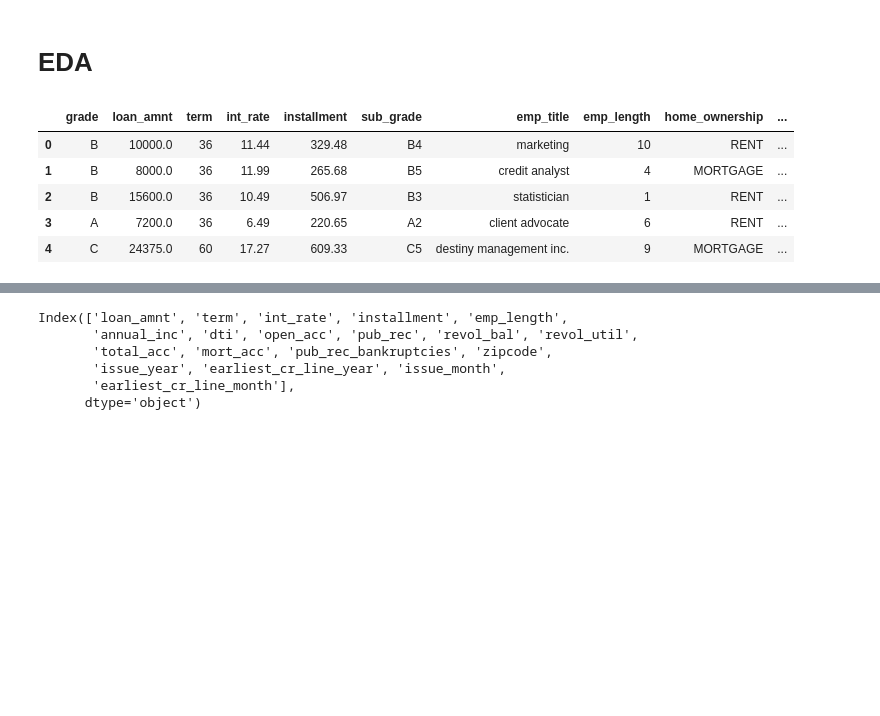
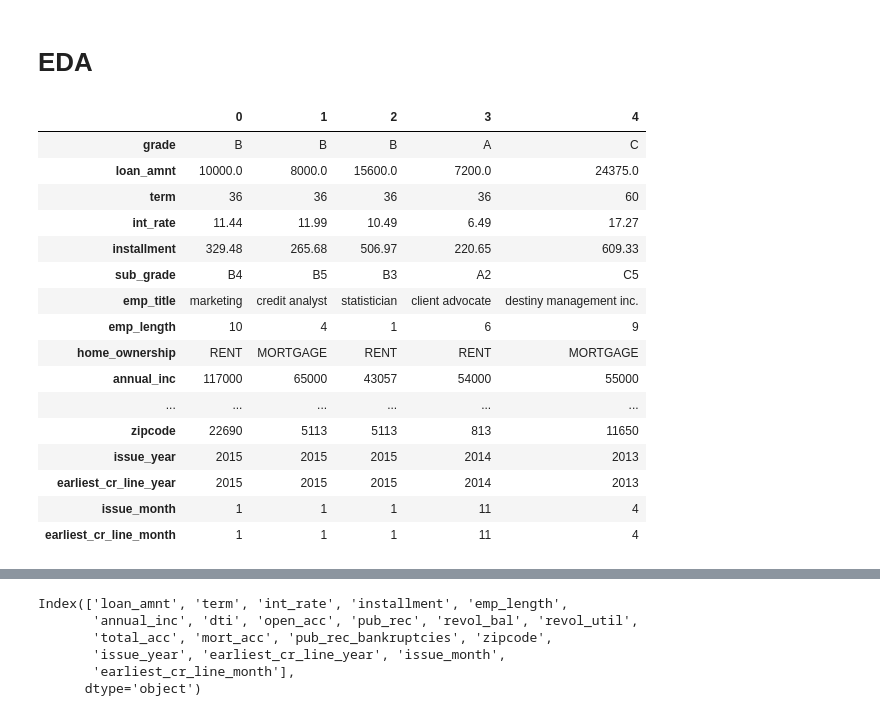
Before and after one commit to gautamnaik1994/LoanTap-ML-CaseStudy, a Jupyter notebook: CaseStudy_PySpark.ipynb, the cells around one changed output, grey strips where cells are left out. Cells and saved outputs as stored; diff of their text form; code cells hidden in the pictures; blank space fills up the shorter version.

```diff
--- a/CaseStudy_PySpark.ipynb
+++ b/CaseStudy_PySpark.ipynb
@@ -467,12 +520,23 @@ df.cache();
 df.createOrReplaceTempView("data")
 pdf = df.toPandas();
 # %%
-pdf.head()
+pdf.head().T
 # %% [output]
-|  | grade | loan_amnt | term | int_rate | installment | sub_grade | emp_title | emp_length | home_ownership | ... |
-| 0 | B | 10000.0 | 36 | 11.44 | 329.48 | B4 | marketing | 10 | RENT | ... |
-| 1 | B | 8000.0 | 36 | 11.99 | 265.68 | B5 | credit analyst | 4 | MORTGAGE | ... |
-| 2 | B | 15600.0 | 36 | 10.49 | 506.97 | B3 | statistician | 1 | RENT | ... |
-| 3 | A | 7200.0 | 36 | 6.49 | 220.65 | A2 | client advocate | 6 | RENT | ... |
-| 4 | C | 24375.0 | 60 | 17.27 | 609.33 | C5 | destiny management inc. | 9 | MORTGAGE | ... |
+|  | 0 | 1 | 2 | 3 | 4 |
+| grade | B | B | B | A | C |
+| loan_amnt | 10000.0 | 8000.0 | 15600.0 | 7200.0 | 24375.0 |
+| term | 36 | 36 | 36 | 36 | 60 |
+| int_rate | 11.44 | 11.99 | 10.49 | 6.49 | 17.27 |
+| installment | 329.48 | 265.68 | 506.97 | 220.65 | 609.33 |
+| sub_grade | B4 | B5 | B3 | A2 | C5 |
+| emp_title | marketing | credit analyst | statistician | client advocate | destiny management inc. |
+| emp_length | 10 | 4 | 1 | 6 | 9 |
+| home_ownership | RENT | MORTGAGE | RENT | RENT | MORTGAGE |
+| annual_inc | 117000 | 65000 | 43057 | 54000 | 55000 |
+| ... | ... | ... | ... | ... | ... |
+| zipcode | 22690 | 5113 | 5113 | 813 | 11650 |
+| issue_year | 2015 | 2015 | 2015 | 2014 | 2013 |
+| earliest_cr_line_year | 2015 | 2015 | 2015 | 2014 | 2013 |
+| issue_month | 1 | 1 | 1 | 11 | 4 |
+| earliest_cr_line_month | 1 | 1 | 1 | 11 | 4 |
 # %%
```
Also changed, not shown: parts of 89 cells of this notebook.
